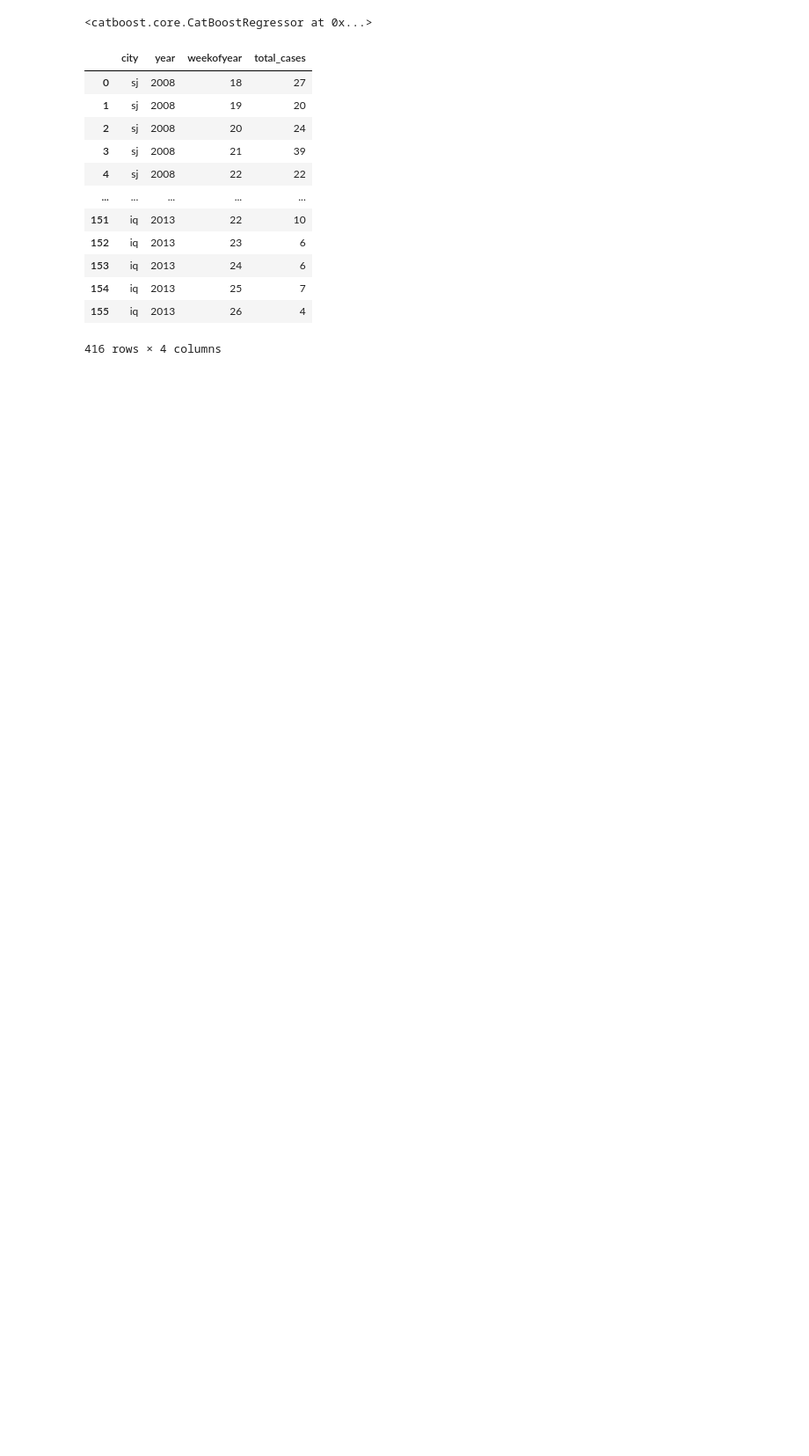
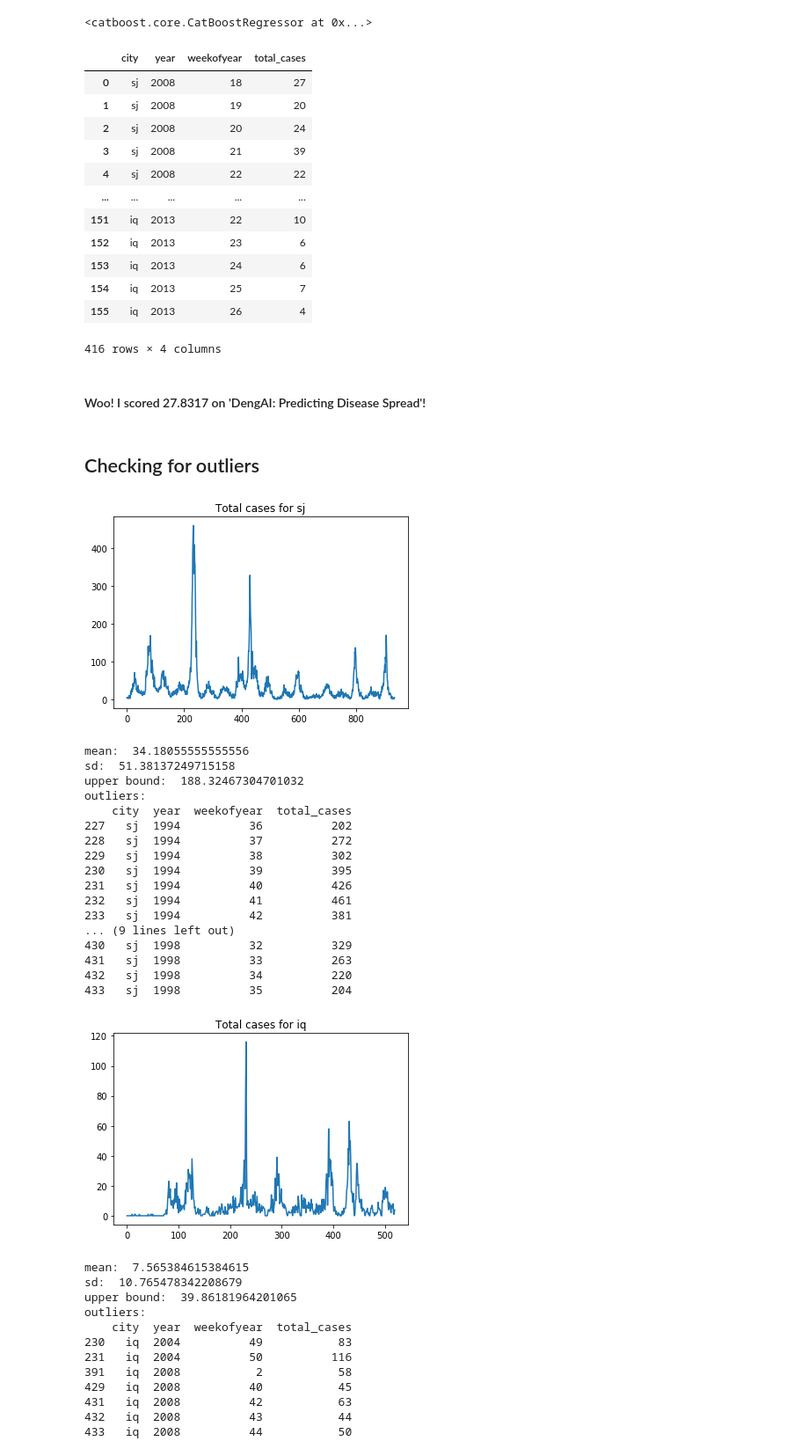
Before and after one commit to danielbion/dengai_competition, a Jupyter notebook: dengai/dengAI_day2.ipynb, the cells around one changed output. Shown: that part at 88% size. Cells and saved outputs as stored; diff of their text form; code cells hidden in the pictures; blank space fills up the shorter version.

Commit message:
Checking for outliers

```diff
--- a/dengai/dengAI_day2.ipynb
+++ b/dengai/dengAI_day2.ipynb
@@ -103,9 +103,16 @@ def get_metrics(model, train_pool, eval_pool):
     .transpose().rename(columns={0:'Train', 1:'Test'})
     return metrics
 # %%
-def split_data_city(city, train_features, train_labels, features):
+def split_data_city(city, train_features, train_labels, features, remove_outliers):
     city_train_features = train_features[train_features.city == city].reset_index(drop = True).copy()
     city_train_labels = train_labels[train_labels.city == city].reset_index(drop = True).copy()
+
+    if(remove_outliers):
+        upper_bound = city_train_labels.total_cases.mean() + (city_train_labels.total_cases.std() * 3)
+        without_outliers = city_train_labels.total_cases < upper_bound
+
+        city_train_features = city_train_features[without_outliers]
+        city_train_labels = city_train_labels[without_outliers]
 
     splitted_data = train_test_split(city_train_features[features], city_train_labels.total_cases, test_size=0.2)
     train_data, eval_data, train_target, eval_target = splitted_data
@@ -114,9 +121,9 @@ def split_data_city(city, train_features, train_labels, features):
     eval_pool = Pool(data = eval_data, label = eval_target)
     return (train_pool, eval_pool)
 # %%
-def train_city(city, train_features, train_labels, features, params):
+def train_city(city, train_features, train_labels, features, params, remove_outliers = False):
     print(city)
-    train_pool, eval_pool = split_data_city(city, train_features, train_labels, features[city])
+    train_pool, eval_pool = split_data_city(city, train_features, train_labels, features[city], remove_outliers)
 
     model = train_catboost(train_pool, eval_pool, params[city])
     model.save_model(city)
@@ -200,3 +207,51 @@ result
 416 rows × 4 columns
 # %%
 result.to_csv('output_day2.csv', index=False)
+# %% [markdown]
+#### Woo! I scored 27.8317 on 'DengAI: Predicting Disease Spread'!
+# %% [markdown]
+## Checking for outliers
+# %%
+cities = train_features.city.unique()
+for c in cities:
+    city_train_features = train_features[train_features.city == c].reset_index(drop = True).copy()
+    city_train_labels = train_labels[train_labels.city == c].reset_index(drop = True).copy()
+    city_train_labels.total_cases.plot(title = 'Total cases for ' + c)
+    plt.show()
+    print('mean: ', city_train_labels.total_cases.mean())
+    print('sd: ', city_train_labels.total_cases.std())
+    print('upper bound: ', (city_train_labels.total_cases.mean() + (city_train_labels.total_cases.std() * 3)))
+    print('outliers: ')
+    print(city_train_labels[city_train_labels.total_cases > (city_train_labels.total_cases.mean() + (city_train_labels.total_cases.std() * 3))])
+# %% [output]
+[figure, added]
+mean:  34.18055555555556
+sd:  51.38137249715158
+upper bound:  188.32467304701032
+outliers:
+    city  year  weekofyear  total_cases
+227   sj  1994          36          202
+228   sj  1994          37          272
+229   sj  1994          38          302
+230   sj  1994          39          395
+231   sj  1994          40          426
+232   sj  1994          41          461
+233   sj  1994          42          381
+... (9 lines left out)
+430   sj  1998          32          329
+431   sj  1998          33          263
+432   sj  1998          34          220
+433   sj  1998          35          204
+[figure, added]
+mean:  7.565384615384615
+sd:  10.765478342208679
+upper bound:  39.86181964201065
+outliers:
+    city  year  weekofyear  total_cases
+230   iq  2004          49           83
+231   iq  2004          50          116
+391   iq  2008           2           58
+429   iq  2008          40           45
+431   iq  2008          42           63
+432   iq  2008          43           44
+433   iq  2008          44           50
```
Also changed, not shown: parts of 9 cells of this notebook.
